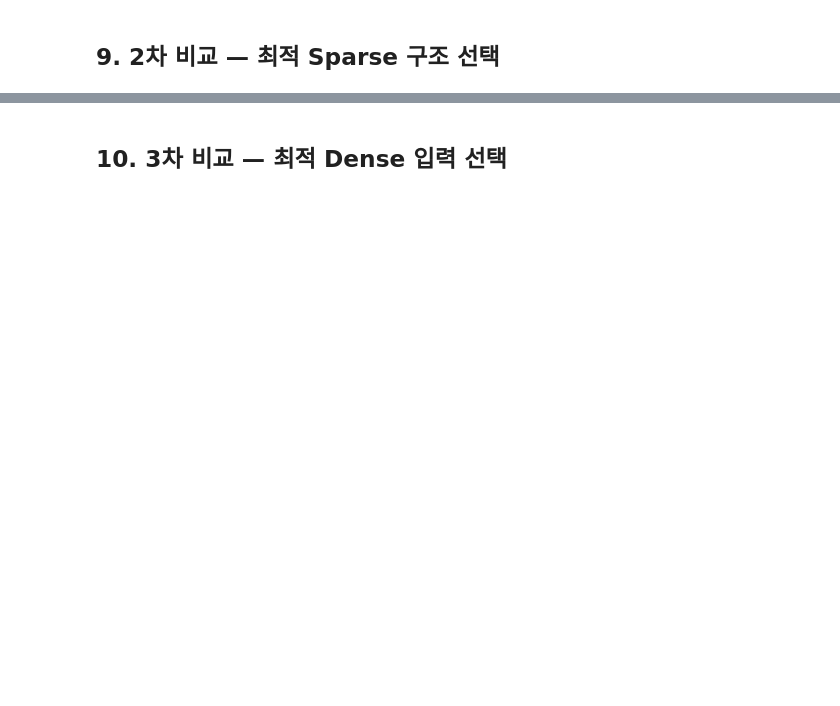
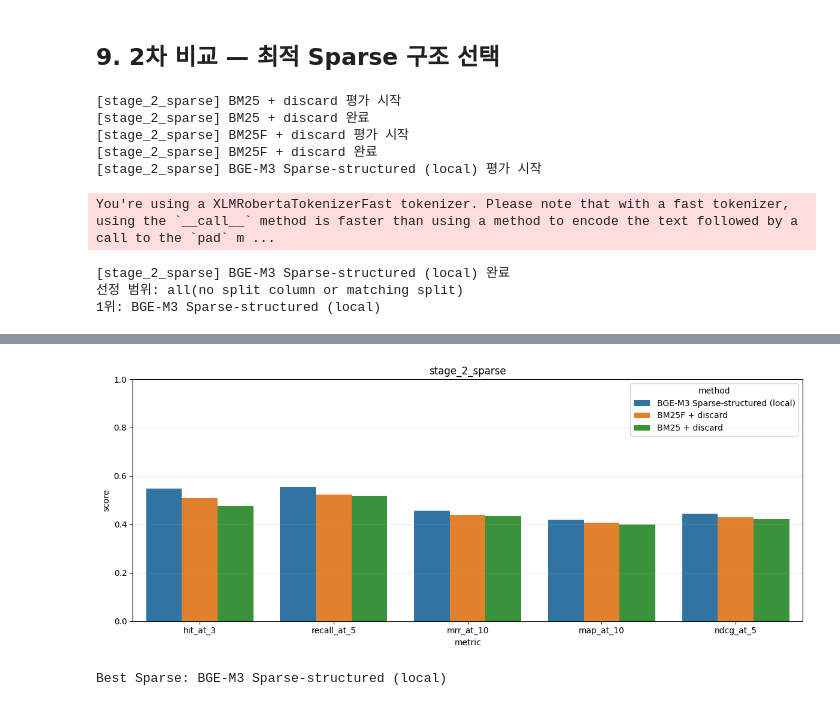
Before and after one commit to AI-NLP05-Team06/Project03, a Jupyter notebook: Development/유민규/KDIC_Retrieval_Evaluation.ipynb, the cells around one changed output, grey strips where cells are left out. Drawn from its saved outputs; the diff is of its cells as text; code cells hidden in the pictures; blank space fills up the shorter version.

```diff
--- a/Development/유민규/KDIC_Retrieval_Evaluation.ipynb
+++ b/Development/유민규/KDIC_Retrieval_Evaluation.ipynb
@@ -1890,7 +2373,7 @@ EVAL_XLSX_PATH = resolve_uploaded_file(
 )
 
 WORK_DIR = Path("./kdic_retrieval_work")
-OUTPUT_ROOT = Path("./kdic_retrieval_results_6stage_dual_hybrid_reranker")
+OUTPUT_ROOT = Path("./kdic_retrieval_results_6stage_hcx_dense_structured_v2_rrfk_dual_hybrid_reranker")
 
 assert DATA_ZIP_PATH.exists(), (
     "KDIC_output ZIP이 없습니다. Colab에 KDIC_output(1).zip을 업로드하세요. "
@@ -1923,9 +2409,9 @@ CONFIG = ExperimentConfig(
     business_filter_mode="none",
     business_filter_column="predicted_business_function",
     latency_repeats=1,
-    rrf_k=60,
-    allowed_review_statuses=None,    # 검수·정렬 엑셀 전체에서 Gold 무결성으로 포함 여부 결정
-    evaluation_sheet_name="평가데이터셋 v3",
+    rrf_k=60,                        # 호환용 기본값. 실제 Hybrid는 4-0 계열별 Best RRF_K 사용
+    allowed_review_statuses=None,
+    evaluation_sheet_name="평가데이터셋 V4_1",
     gold_normalization_policy="gold_chunk_ids_authoritative",
 )
 
@@ -1935,18 +2421,35 @@ BM25F_FIELD_BOOSTS = {
     "content": 1.0,
 }
 
-BGE_MODEL_NAME = "BAAI/bge-m3"
+# HCX OpenAI 호환 BGE-M3 Dense 설정
+HCX_BASE_URL = "https://clovastudio.stream.ntruss.com/v1/openai"
+HCX_EMBEDDING_MODEL = "bge-m3"
+HCX_EMBEDDING_DIMENSIONS = 1024
+HCX_REQUEST_TIMEOUT_SECONDS = 120
+HCX_MAX_RETRIES = 4
+HCX_EMBEDDING_MAX_INPUT_CHARS = 24_000
+HCX_EMBEDDING_REQUEST_DELAY_SECONDS = 0.0
+
+# HCX API가 sparse lexical weight를 제공하지 않으므로 Sparse 계열만 로컬 BGE-M3 사용
+BGE_SPARSE_MODEL_NAME = "BAAI/bge-m3"
 BGE_MAX_LENGTH = 1024
 BGE_BATCH_SIZE = 4
 
-# Dense 60~95 / Sparse 40~5, 5%p 간격
+# 4-0차: RRF_K 비교
+RRF_K_CANDIDATES = [10, 20, 30, 40, 60, 80, 100]
+RRF_K_BASE_DENSE_WEIGHT = 0.50
+RRF_K_BASE_SPARSE_WEIGHT = 0.50
+RRF_K_COMPARISON_DEPTH = 30
+
+# 4-1차: Dense 60~95 / Sparse 40~5, 5%p 간격
 HYBRID_DENSE_WEIGHTS = [round(value / 100, 2) for value in range(60, 100, 5)]
 HYBRID_WEIGHT_PAIRS = [
     (dense_weight, round(1.0 - dense_weight, 2))
     for dense_weight in HYBRID_DENSE_WEIGHTS
 ]
+HYBRID_WEIGHT_DEPTH = 30
 
-HYBRID_WEIGHT_DEPTH = 30
+# 4-2차: 후보 깊이 비교
 HYBRID_DEPTHS = [20, 30, 50]
 
 # 6차 리랭커 설정
@@ -1968,7 +2471,10 @@ assert HYBRID_WEIGHT_PAIRS == [
     (0.95, 0.05),
 ]
 
+print("HCX Dense 모델:", HCX_EMBEDDING_MODEL)
+print("HCX Dense 차원:", HCX_EMBEDDING_DIMENSIONS)
+print("로컬 Sparse 모델:", BGE_SPARSE_MODEL_NAME)
+print("RRF_K 후보:", RRF_K_CANDIDATES)
 print("Hybrid 가중치 후보:", HYBRID_WEIGHT_PAIRS)
 print("Reranker 후보 depth:", RERANKER_CANDIDATE_DEPTHS)
-print("Reranker 모델:", RERANKER_MODEL_NAME)
 CONFIG
@@ -2412,7 +3181,6 @@ print("Structured Sparse docs:", len(bge_structured_documents.lexical_weights))
 # %% [markdown]
 ## 9. 2차 비교 — 최적 Sparse 구조 선택
 # %%
-
 stage2_name = "stage_2_sparse"
 
 bm25_best = ElasticsearchRetriever(
@@ -2430,7 +3198,7 @@ bm25f_best = ElasticsearchRetriever(
 stage2_retrievers = {
     f"BM25 + {best_analyzer_mode}": bm25_best,
     f"BM25F + {best_analyzer_mode}": bm25f_best,
-    "BGE-M3 Sparse-structured": bge_sparse_retriever,
+    "BGE-M3 Sparse-structured (local)": bge_sparse_retriever,
 }
 stage2_results = {
     method: evaluate_and_save(stage2_name, method, retriever)
@@ -2444,3 +3212,13 @@ best_sparse_retriever = stage2_retrievers[best_sparse_method]
 plot_leaderboard(stage2_name)
 
 print("Best Sparse:", best_sparse_method)
+# %% [output]
+[stage_2_sparse] BM25 + discard 평가 시작
+[stage_2_sparse] BM25 + discard 완료
+[stage_2_sparse] BM25F + discard 평가 시작
+[stage_2_sparse] BM25F + discard 완료
+[stage_2_sparse] BGE-M3 Sparse-structured (local) 평가 시작
+You're using a XLMRobertaTokenizerFast tokenizer. Please note that with a fast tokenizer, using the `__call__` method is faster than using a method to encode the text followed by a call to the `pad` m ...
+[stage_2_sparse] BGE-M3 Sparse-structured (local) 완료
+선정 범위: all(no split column or matching split)
+1위: BGE-M3 Sparse-structured (local)
@@ -2447,2 +3229,2 @@ print("Best Sparse:", best_sparse_method)
+[figure, added]
+Best Sparse: BGE-M3 Sparse-structured (local)
-# %% [markdown]
-## 10. 3차 비교 — 최적 Dense 입력 선택
```
Also changed, not shown: parts of 41 cells of this notebook.
